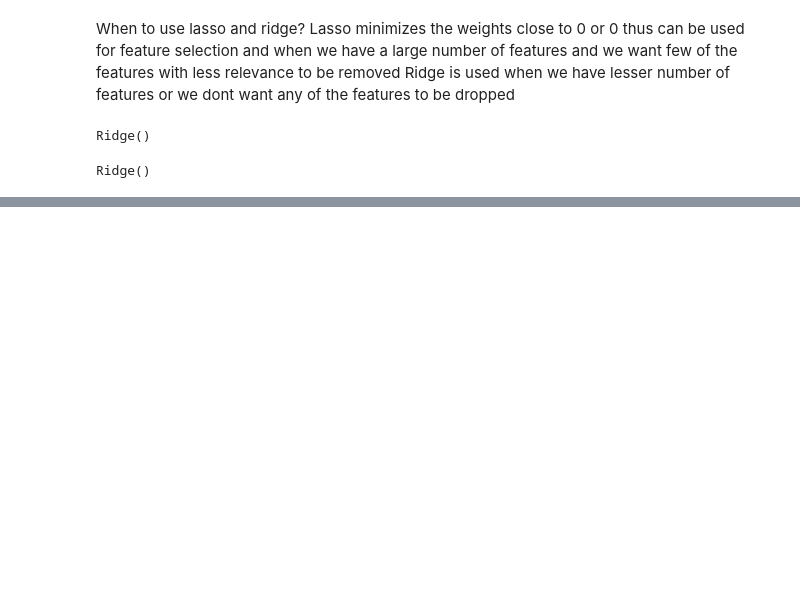
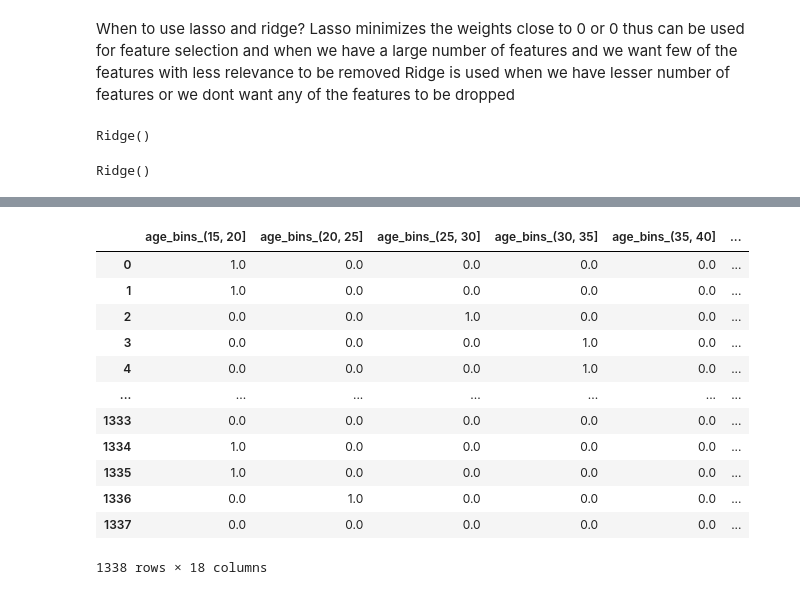
Before and after one commit to ankitkrsingh05/class_imc, a Jupyter notebook: machine_learning/linear_regression/7sept_insurance.ipynb, the cells around one changed output, grey strips where cells are left out. Saved outputs shown, nothing was run; the diff lists cells and outputs as text; code cells hidden in the pictures; blank space fills up the shorter version.

Commit message:
class in between done

```diff
--- a/machine_learning/linear_regression/7sept_insurance.ipynb
+++ b/machine_learning/linear_regression/7sept_insurance.ipynb
@@ -591,0 +762,5 @@ array([ 8980.22899525,  7078.96608405, 36797.97785131,  9468.72623903,
+# %%
+# convertion of continous values to categorical done. Next step is to encode these values (nominal/ one hot encoding)
+
+ohe = OneHotEncoder(sparse_output=False)
+onehot_encoded = ohe.fit_transform(df_proc[['age_bins','bmi_bins']])
@@ -591,0 +788,19 @@ array([ 8980.22899525,  7078.96608405, 36797.97785131,  9468.72623903,
+# %%
+onehot_df = pd.DataFrame(onehot_encoded,columns = ohe.get_feature_names_out(['age_bins','bmi_bins']))
+# df_proc = pd.concat([df_proc, onehot_df], axis=1)
+# %%
+onehot_df
+# %% [output]
+|  | age_bins_(15, 20] | age_bins_(20, 25] | age_bins_(25, 30] | age_bins_(30, 35] | age_bins_(35, 40] | ... |
+| 0 | 1.0 | 0.0 | 0.0 | 0.0 | 0.0 | ... |
+| 1 | 1.0 | 0.0 | 0.0 | 0.0 | 0.0 | ... |
+| 2 | 0.0 | 0.0 | 1.0 | 0.0 | 0.0 | ... |
+| 3 | 0.0 | 0.0 | 0.0 | 1.0 | 0.0 | ... |
+| 4 | 0.0 | 0.0 | 0.0 | 1.0 | 0.0 | ... |
+| ... | ... | ... | ... | ... | ... | ... |
+| 1333 | 0.0 | 0.0 | 0.0 | 0.0 | 0.0 | ... |
+| 1334 | 1.0 | 0.0 | 0.0 | 0.0 | 0.0 | ... |
+| 1335 | 1.0 | 0.0 | 0.0 | 0.0 | 0.0 | ... |
+| 1336 | 0.0 | 1.0 | 0.0 | 0.0 | 0.0 | ... |
+| 1337 | 0.0 | 0.0 | 0.0 | 0.0 | 0.0 | ... |
+1338 rows × 18 columns
```
Also changed, not shown: parts of 46 cells of this notebook.
